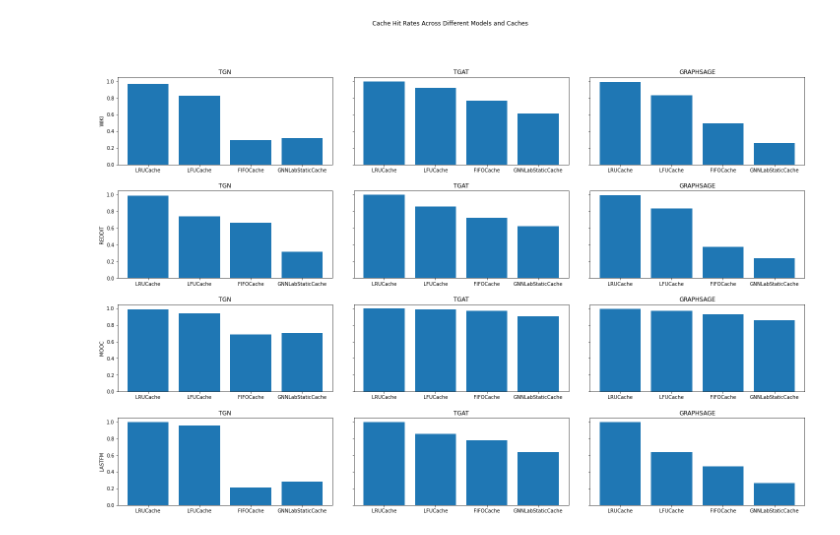
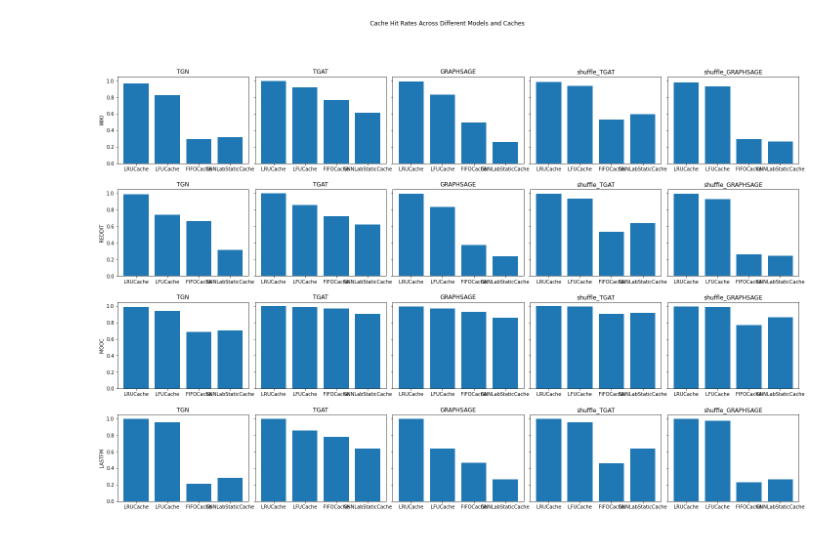
Before and after one commit to jasperzhong/GNNFlow, a Jupyter notebook: scripts/analysis.ipynb, the cells around one changed output. Cells and saved outputs as stored; diff of their text form; code cells hidden in the pictures.

```diff
--- a/scripts/analysis.ipynb
+++ b/scripts/analysis.ipynb
@@ -6,32 +6,32 @@ import os
 import numpy as np
 import itertools
 import matplotlib.pyplot as plt
 
-models = ['TGN', 'TGAT', 'GRAPHSAGE']
+models = ['TGN', 'TGAT', 'GRAPHSAGE', 'shuffle_TGAT', 'shuffle_GRAPHSAGE', 'shuffle_TGN']
 datasets = ['WIKI', 'REDDIT', 'MOOC', 'LASTFM']
 cache = ['LRUCache', 'LFUCache', 'FIFOCache', 'GNNLabStaticCache']
 param_space = itertools.product(models, datasets, cache)
 
 subdir = 'edge_cache/'
 prefix = "_{}_{}_{}.npy"
 
 fig, axs = plt.subplots(len(datasets), len(
     models), figsize=(25, 16), sharey=True)
 fig.subplots_adjust(hspace=0.3, wspace=0.05)
 fig.suptitle('Cache Hit Rates Across Different Models and Caches')
 
 for i, data in enumerate(datasets):
     for j, model in enumerate(models):
         hit_rates = []
         for c in cache:
             hit_rate = np.load(subdir + "edge_cache_hit_rate" +
                                prefix.format(model, data, c)).mean()
             hit_rates.append(hit_rate)
         axs[i][j].bar(cache, hit_rates)
         axs[i][j].set_title(model)
         if j == 0:
             axs[i][j].set_ylabel(data)
 
 plt.show()
 # %% [output]
-[figure, old version]
+[figure, new version]
```
Also changed, not shown: parts of 1 cell of this notebook, 8 other files.
